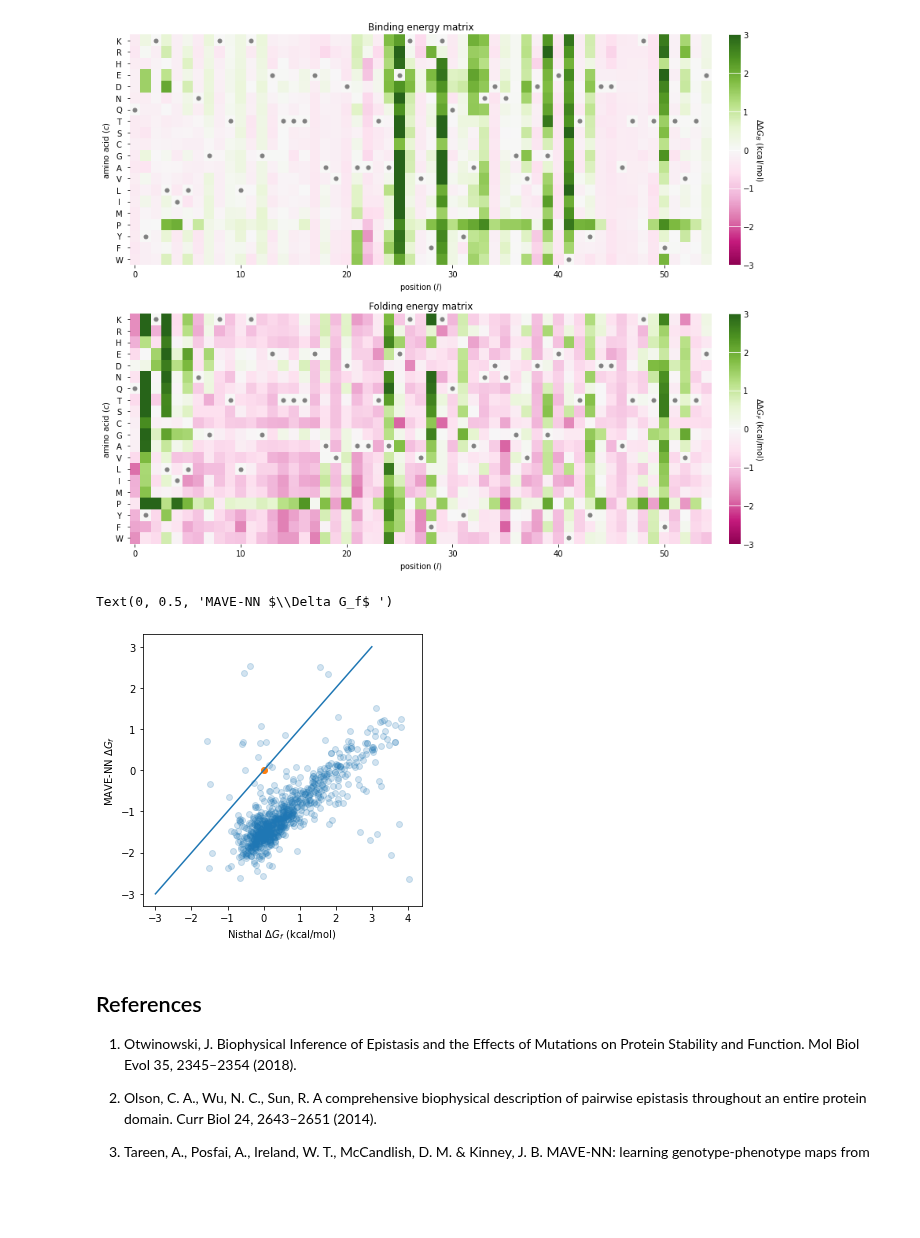
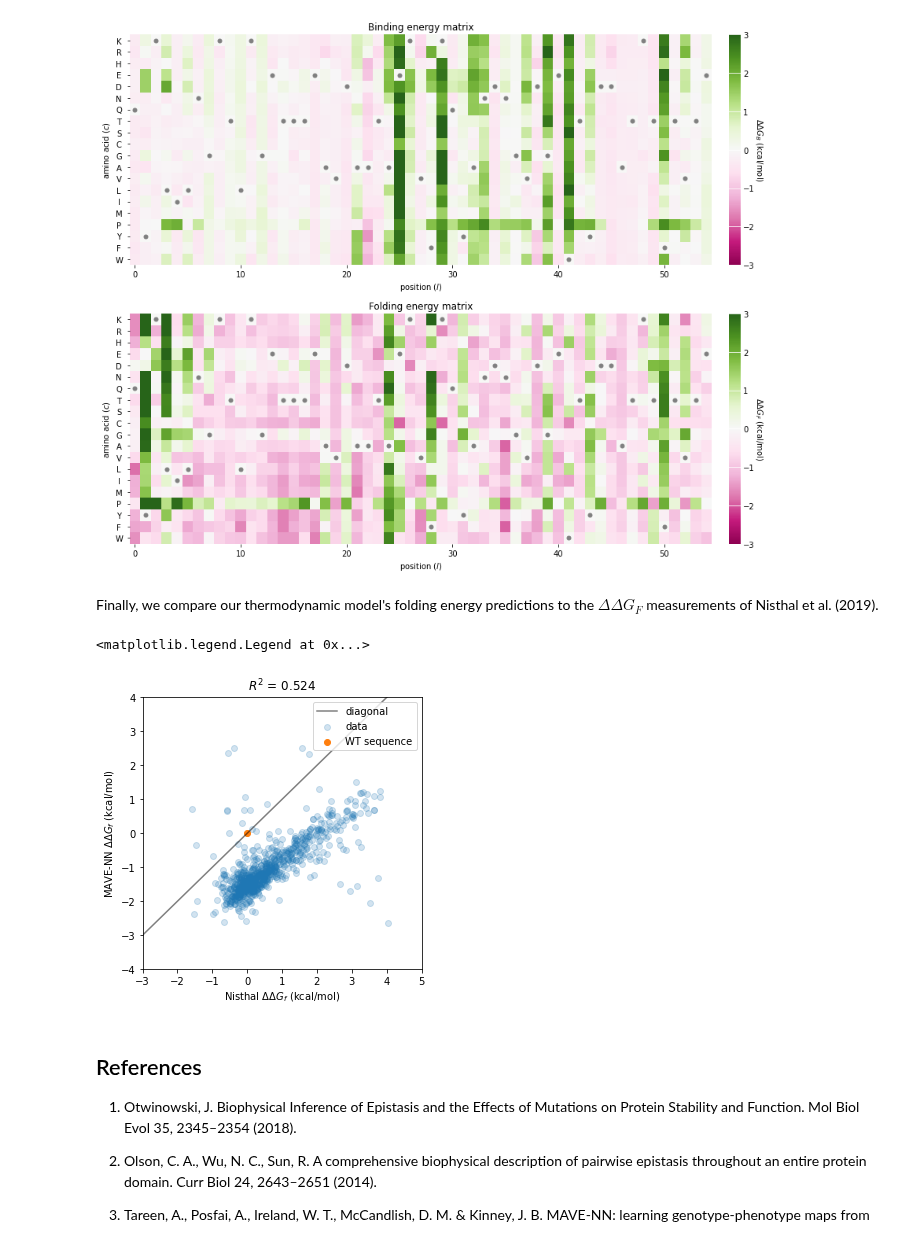
Before and after one commit to jbkinney/mavenn, a Jupyter notebook: docs/tutorials/4_protein_dms_biohysical_gpmap.ipynb, the cells around one changed output. Cells and saved outputs as stored; diff of their text form; code cells hidden in the pictures; blank space fills up the shorter version.

Commit message:
Polished discussion of Nisthal data in Tutorial 4

```diff
--- a/docs/tutorials/4_protein_dms_biohysical_gpmap.ipynb
+++ b/docs/tutorials/4_protein_dms_biohysical_gpmap.ipynb
@@ -376,49 +376,48 @@ cb.set_label('$\Delta \Delta G_F$ (kcal/mol)', labelpad=5, rotation=-90, ha='cen
 fig.tight_layout(w_pad=5)
 # %% [output]
 [figure]
+# %% [markdown]
+Finally, we compare our thermodynamic model's folding energy predictions to the $\Delta \Delta G_F$ measurements of Nisthal et al. (2019).
 # %%
 # Load Nisthal data
 nisthal_df = mavenn.load_example_dataset('nisthal_gf')
 nisthal_df.set_index('Sequence', inplace=True)
 
-# Extract sequences and energy values
+# Get Nisthal folding energies relative to WT
+dG_f_nisthal = -nisthal_df['delta_Gf kcal/mol']
+dG_f_wt_nisthal = dG_nisthal[wt_seq]
+ddG_f_nisthal = dG_nisthal - dG_f_wt_nisthal
+
+# Get MAVE-NN folding energies relative to WT
 x_nisthal = nisthal_df.index.values
-G_nisthal = -nisthal_df['delta_Gf kcal/mol']
-G_wt_nisthal = G_nisthal[wt_seq]
-dG_nisthal = G_nisthal - G_wt_nisthal
-
-# Get one-hot encoding of sequences
 x_nisthal_ohe = mavenn.src.utils.x_to_ohe(x=x_nisthal,
                                           alphabet=model.alphabet)
+ddG_f_vec = ddG_f.ravel().reshape([1,-1])
+ddG_f_mavenn = np.sum(ddG_f_vec*x_nisthal_ohe, axis=1)
 
-# This is the wt sequence
-x_wt_ohe = mavenn.src.utils.x_to_ohe(x=wt_seq,
-                                    alphabet=model.alphabet)
+# Compute R^2
+Rsq = np.corrcoef(ddG_f_mavenn, ddG_f_nisthal)[0, 1]**2
 
-# Define function to compute folding energy
-def x_to_G_f(x):
-    if len(x.shape)==1:
-        x = x.reshape([1,-1])
-    theta_f_0 = theta_dict['theta_f_0']
-    theta_f_lc = theta_dict['theta_f_lc']
-    return theta_f_0 + np.sum(theta_f_lc.ravel()*x, axis=1)
-
-G_mavenn = x_to_G_f(x_nisthal_ohe)
-G_wt_mavenn = x_to_G_f(x_wt_ohe)
-dG_mavenn = G_mavenn - G_wt_mavenn
-
-lim = [-3,3]
-
+# Make figure
 fig, ax = plt.subplots(1,1,figsize=[5,5])
 
-ax.scatter(dG_nisthal, dG_mavenn, alpha=.2, label='data')
-ax.scatter(0,0, label='wt')
-ax.plot(lim, lim, label='diagonal')
-ax.set_xlabel('Nisthal $\Delta G_f$ (kcal/mol)')
-ax.set_ylabel('MAVE-NN $\Delta G_f$ ')
+#Plot predictions vs measurements
+ax.scatter(ddG_f_nisthal, ddG_f_mavenn, alpha=.2, label='data')
+
+# Style plot
+xlim = [-3,5]
+ylim = [-4,4]
+ax.scatter(0,0, label='WT sequence')
+ax.set_xlim(xlim)
+ax.set_ylim(ylim)
+ax.plot(xlim, xlim, color='k', alpha=.5, label='diagonal')
+ax.set_xlabel('Nisthal $\Delta \Delta G_f$ (kcal/mol)')
+ax.set_ylabel('MAVE-NN $\Delta \Delta G_f$ (kcal/mol)')
+ax.set_title(f'$R^2$ = {Rsq:.3f}')
+ax.legend()
 # %% [output]
-Text(0, 0.5, 'MAVE-NN $\\Delta G_f$ ')
+<matplotlib.legend.Legend at 0x...>
-[figure, old version]
+[figure, new version]
 # %% [markdown]
 ## References
 
```
Also changed, not shown: parts of 3 cells of this notebook.
